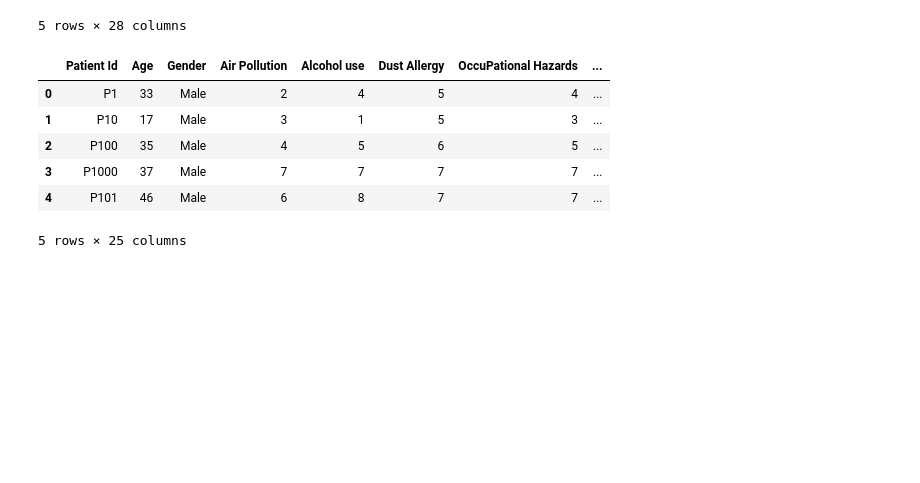
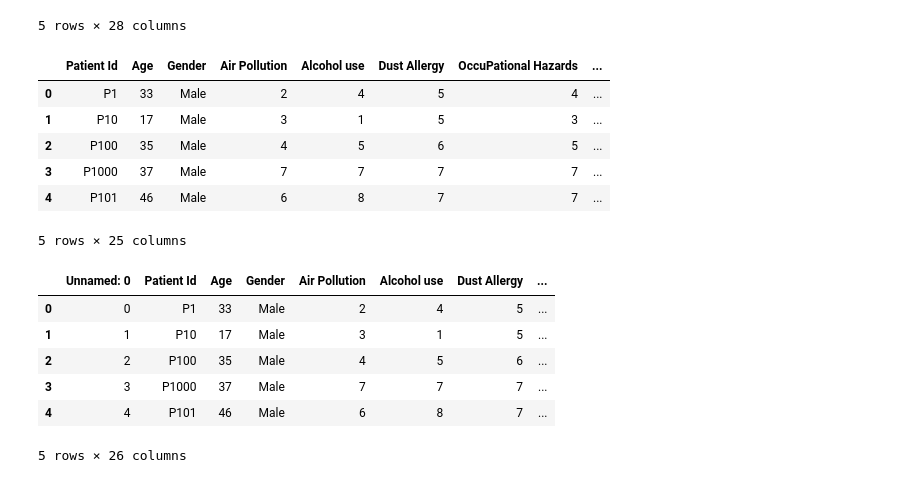
Before and after one commit to samarthFTR/Lung-Cancer-Detection-AI, a Jupyter notebook: src/EDA.ipynb, the cells around one changed output. Drawn from its saved outputs; the diff is of its cells as text; code cells hidden in the pictures; blank space fills up the shorter version.

Commit message:
Fixed Indexing issue in Dataset

```diff
--- a/src/EDA.ipynb
+++ b/src/EDA.ipynb
@@ -139,3 +139,15 @@ df.head()
 5 rows × 25 columns
 # %%
 df.to_csv('dataset\\cancer patient data sets.csv')
+# %%
+df = pd.read_csv('dataset\\cancer patient data sets.csv')
+# %%
+df.head()
+# %% [output]
+|  | Unnamed: 0 | Patient Id | Age | Gender | Air Pollution | Alcohol use | Dust Allergy | ... |
+| 0 | 0 | P1 | 33 | Male | 2 | 4 | 5 | ... |
+| 1 | 1 | P10 | 17 | Male | 3 | 1 | 5 | ... |
+| 2 | 2 | P100 | 35 | Male | 4 | 5 | 6 | ... |
+| 3 | 3 | P1000 | 37 | Male | 7 | 7 | 7 | ... |
+| 4 | 4 | P101 | 46 | Male | 6 | 8 | 7 | ... |
+5 rows × 26 columns
```
Also changed, not shown: parts of 2 cells of this notebook, 4 other files.
